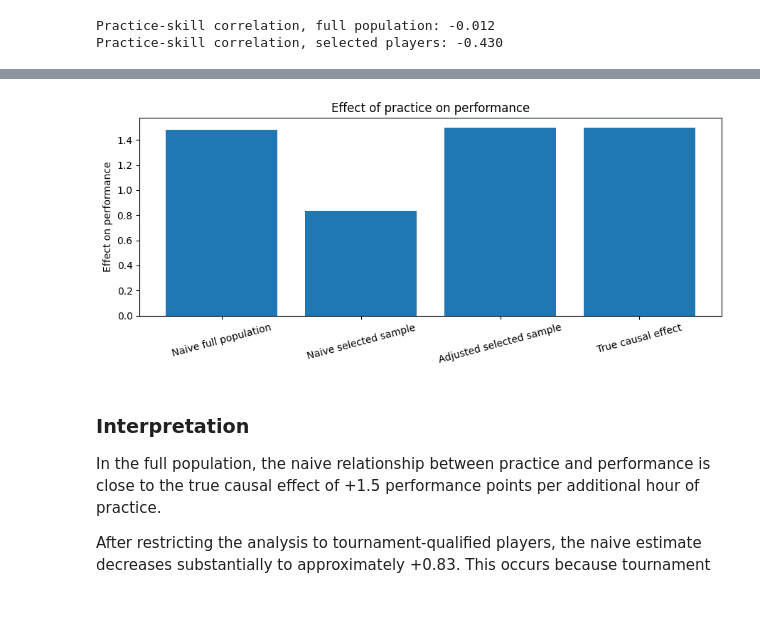
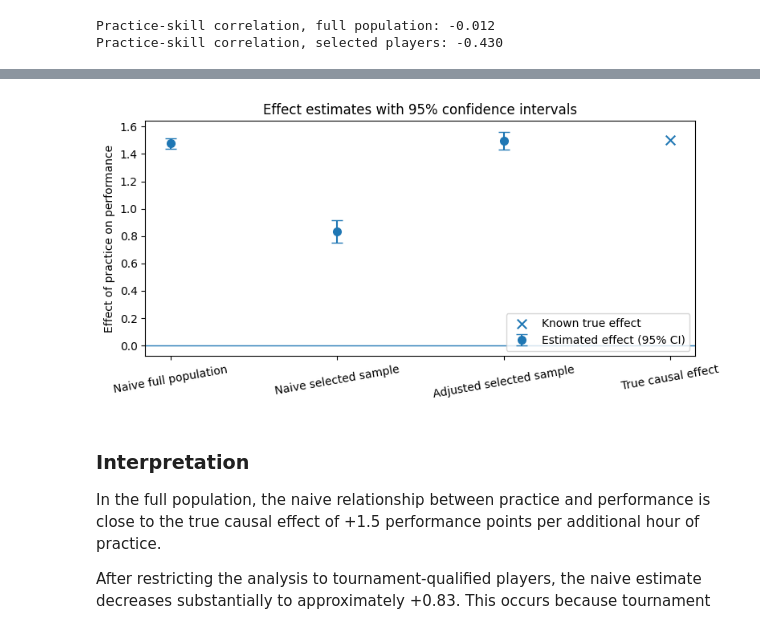
Before and after one commit to andreibrate/bachelor-thesis, a Jupyter notebook: notebooks/02_synthetic_esports.ipynb, the cells around one changed output, grey strips where cells are left out. Saved outputs shown, nothing was run; the diff lists cells and outputs as text; code cells hidden in the pictures.

```diff
--- a/notebooks/02_synthetic_esports.ipynb
+++ b/notebooks/02_synthetic_esports.ipynb
@@ -100,12 +122,27 @@ x = np.column_stack([
     df_selected["skill"]
 ])
 
-y = df_selected["performance"]
+y = df_selected["performance"].to_numpy()
 
 beta = np.linalg.lstsq(x, y, rcond=None)[0]
 
 adjusted_practice_effect = beta[1]
 
+# calculate 95% confidence interval
+residuals = y - x @ beta
+
+n = len(y)
+p = x.shape[1]
+
+residual_variance = np.sum(residuals**2) / (n - p)
+cov_beta = residual_variance * np.linalg.inv(x.T @ x)
+
+adjusted_se = np.sqrt(cov_beta[1, 1])
+
+adjusted_ci_lower = adjusted_practice_effect - 1.96 * adjusted_se
+adjusted_ci_upper = adjusted_practice_effect + 1.96 * adjusted_se
+
 print(f"Adjusted practice effect: {adjusted_practice_effect:.3f}")
+print(f"95% CI: [{adjusted_ci_lower:.3f}, {adjusted_ci_upper:.3f}]")
 # %% [output]
 Adjusted practice effect: 1.498
@@ -138,22 +182,68 @@ results
 # %%
 import matplotlib.pyplot as plt
+import numpy as np
 
-# compare full, selected, adjusted, and true effects
-plt.figure(figsize=(9, 4))
+methods = [
+    "Naive full population",
+    "Naive selected sample",
+    "Adjusted selected sample",
+    "True causal effect"
+]
 
-plt.bar(
-    results["Method"],
-    results["Effect"]
+effects = np.array([
+    full_slope,
+    selected_slope,
+    adjusted_practice_effect,
+    1.5
+], dtype=float)
+
+x = np.arange(len(methods))
+
+plt.figure(figsize=(8, 4))
+
+# 95% confidence intervals for the estimated effects
+lower_errors = np.array([
+    full_slope - full_ci_lower,
+    selected_slope - selected_ci_lower,
+    adjusted_practice_effect - adjusted_ci_lower
+])
+
+upper_errors = np.array([
+    full_ci_upper - full_slope,
+    selected_ci_upper - selected_slope,
+    adjusted_ci_upper - adjusted_practice_effect
+])
+
+plt.errorbar(
+    x[:3],
+    effects[:3],
+    yerr=[lower_errors, upper_errors],
+    fmt="o",
+    capsize=5,
+    markersize=7,
+    linestyle="none",
+    label="Estimated effect (95% CI)"
 )
 
-plt.ylabel("Effect on performance")
-plt.title("Effect of practice on performance")
-plt.xticks(rotation=15)
+# known true effect
+plt.scatter(
+    x[3],
+    effects[3],
+    marker="x",
+    s=70,
+    label="Known true effect"
+)
+
+plt.axhline(0, linewidth=1)
+plt.xticks(x, methods, rotation=10)
+plt.ylabel("Effect of practice on performance")
+plt.title("Effect estimates with 95% confidence intervals")
+plt.legend(loc="lower right")
 
 plt.tight_layout()
 plt.show()
 # %% [output]
-[figure, old version]
+[figure, new version]
 # %% [markdown]
 ### Interpretation
 
```
Also changed, not shown: parts of 3 cells of this notebook, 10 other files.
